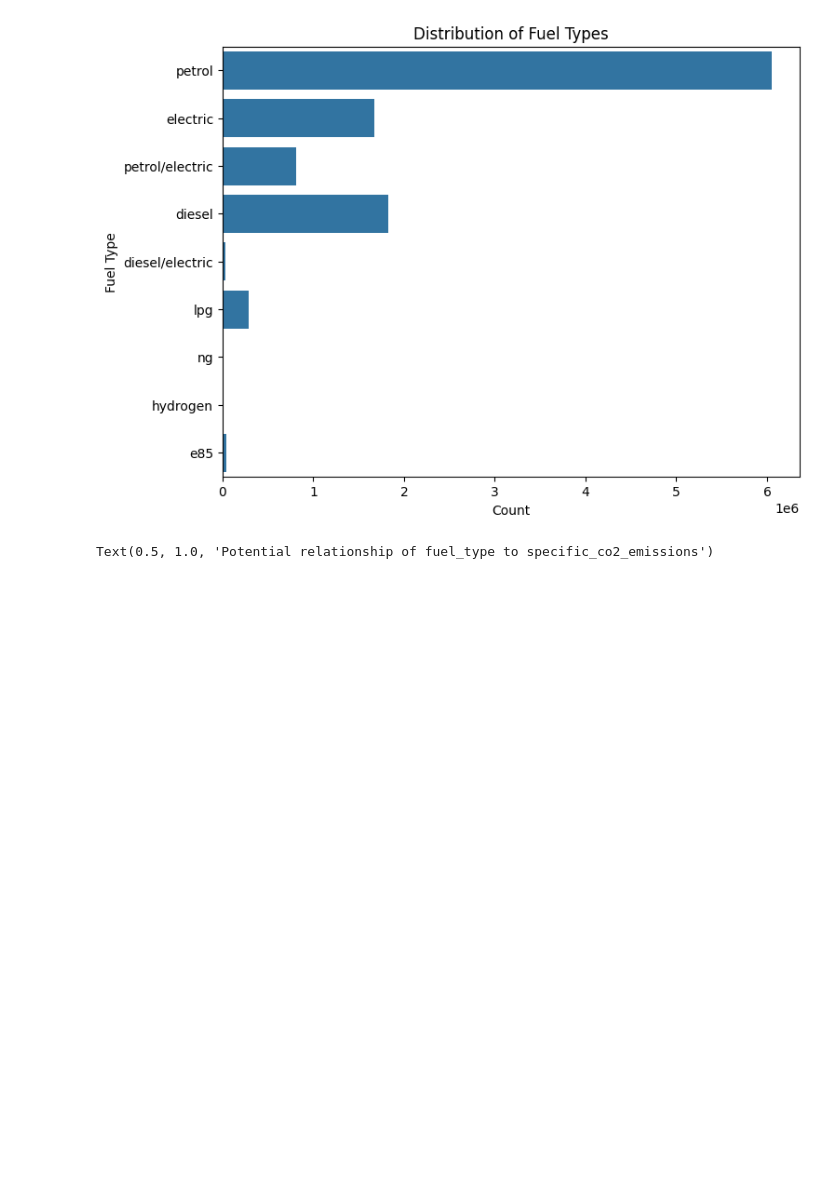
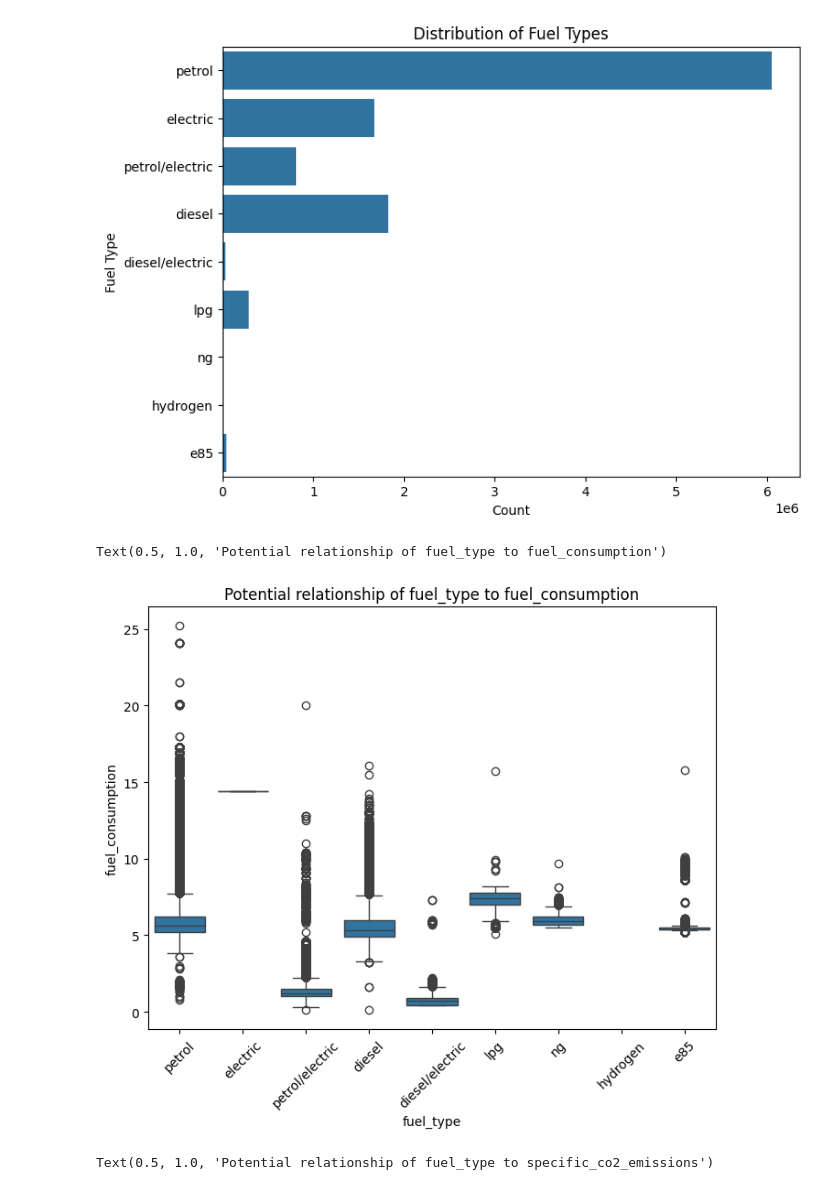
Before and after one commit to leonellb/car-co2-prediction, a Jupyter notebook: notebooks/data_analysis.ipynb, the cells around one changed output. Cells and saved outputs as stored; diff of their text form; code cells hidden in the pictures; blank space fills up the shorter version.

Commit message:
Update and clean up data_analysis notebook Add split between electric and combustion cars

```diff
--- a/notebooks/data_analysis.ipynb
+++ b/notebooks/data_analysis.ipynb
@@ -278,13 +287,14 @@ num_vars = df.select_dtypes(include=["float64", "int64"])
 # %%
-# TODO distinguish between potential targets: 'electric_energy_consumption', 'fuel_consumption', 'specific_co2_emissions'
-target = "specific_co2_emissions"
+# choose potential targets: 'electric_energy_consumption', 'fuel_consumption', 'specific_co2_emissions'
+potential_targets = ['electric_energy_consumption', 'fuel_consumption', 'specific_co2_emissions']
 col_order = list(cat_vars.columns)
 col_order.extend(num_vars.columns)
 
-# target at last
-if target in col_order:
-    col_order.remove(target)
-col_order.append(target)
+# targets at last
+for target in potential_targets:
+    if target in col_order:
+        col_order.remove(target)
+    col_order.append(target)
 
 print(col_order)
 # %% [output]
@@ -386,4 +382,15 @@ plt.title("Distribution of Fuel Types")
 # %% [output]
 Text(0.5, 1.0, 'Distribution of Fuel Types')
 [figure]
+# %%
+plt.figure(figsize=(8, 6))
+sns.boxplot(x="fuel_type", y="fuel_consumption", data=df)
+
+plt.xticks(rotation=45)
+plt.xlabel("fuel_type")
+plt.ylabel("fuel_consumption")
+plt.title("Potential relationship of fuel_type to fuel_consumption")
+# %% [output]
+Text(0.5, 1.0, 'Potential relationship of fuel_type to fuel_consumption')
+[figure, added]
 # %%
```
Also changed, not shown: parts of 56 cells of this notebook.
